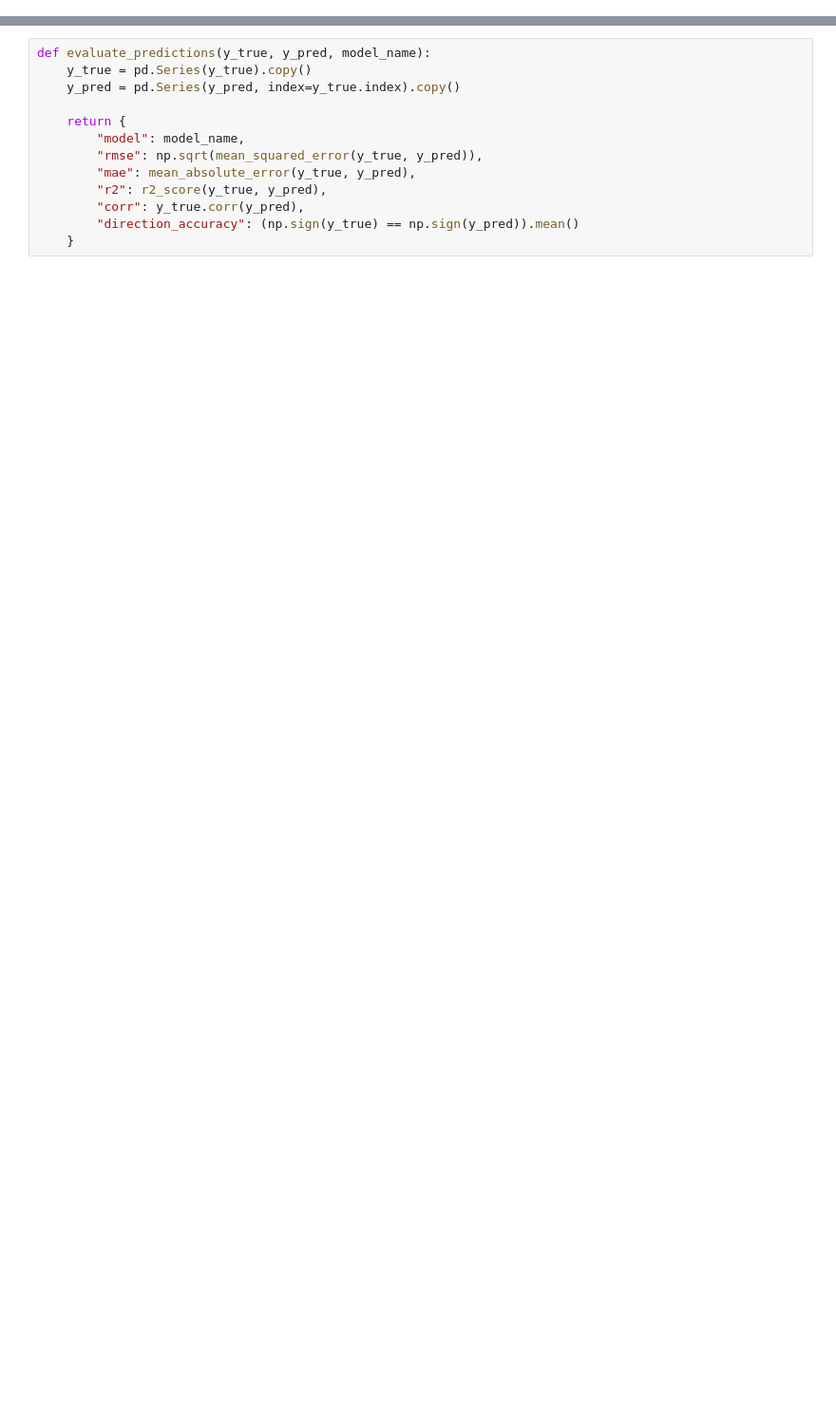
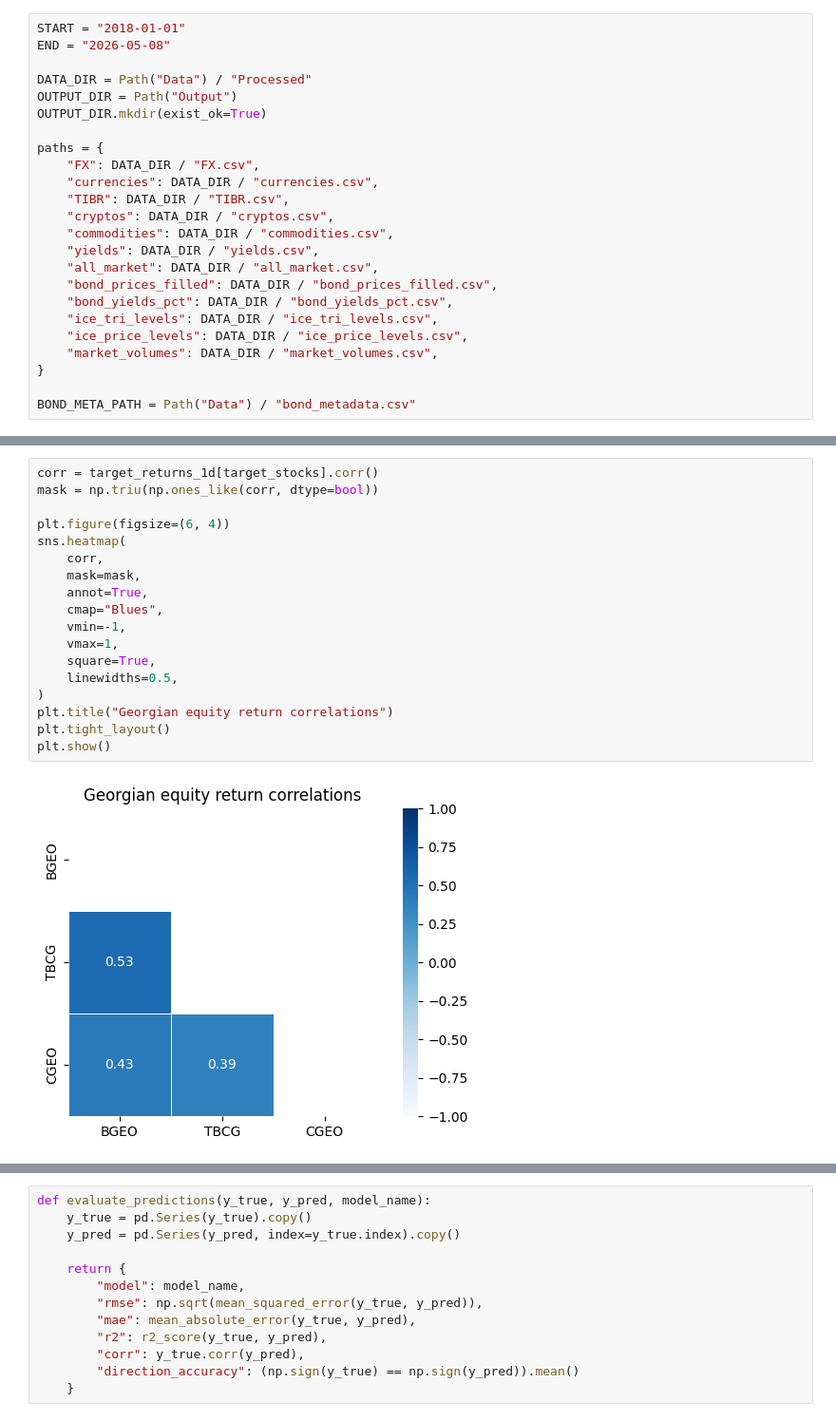
Before and after one commit to gmukhigulas1/Projects, a Jupyter notebook: Quant projects/Georgia Market Risk/Analytics.ipynb, the cells around one changed output, grey strips where cells are left out. Shown at 95% size. Drawn from its saved outputs; the diff is of its cells as text; blank space fills up the shorter version.

Commit message:
Clean Georgia market risk analytics notebook

```diff
--- a/Quant projects/Georgia Market Risk/Analytics.ipynb
+++ b/Quant projects/Georgia Market Risk/Analytics.ipynb
@@ -1252,0 +28,24 @@ plt.show()
+# %%
+START = "2018-01-01"
+END = "2026-05-08"
+
+DATA_DIR = Path("Data") / "Processed"
+OUTPUT_DIR = Path("Output")
+OUTPUT_DIR.mkdir(exist_ok=True)
+
+paths = {
+    "FX": DATA_DIR / "FX.csv",
+    "currencies": DATA_DIR / "currencies.csv",
+    "TIBR": DATA_DIR / "TIBR.csv",
+    "cryptos": DATA_DIR / "cryptos.csv",
+    "commodities": DATA_DIR / "commodities.csv",
+    "yields": DATA_DIR / "yields.csv",
+    "all_market": DATA_DIR / "all_market.csv",
+    "bond_prices_filled": DATA_DIR / "bond_prices_filled.csv",
+    "bond_yields_pct": DATA_DIR / "bond_yields_pct.csv",
+    "ice_tri_levels": DATA_DIR / "ice_tri_levels.csv",
+    "ice_price_levels": DATA_DIR / "ice_price_levels.csv",
+    "market_volumes": DATA_DIR / "market_volumes.csv",
+}
+
+BOND_META_PATH = Path("Data") / "bond_metadata.csv"
@@ -1252,0 +590,20 @@ plt.show()
+# %%
+corr = target_returns_1d[target_stocks].corr()
+mask = np.triu(np.ones_like(corr, dtype=bool))
+
+plt.figure(figsize=(6, 4))
+sns.heatmap(
+    corr,
+    mask=mask,
+    annot=True,
+    cmap="Blues",
+    vmin=-1,
+    vmax=1,
+    square=True,
+    linewidths=0.5,
+)
+plt.title("Georgian equity return correlations")
+plt.tight_layout()
+plt.show()
+# %% [output]
+[figure, added]
```
Also changed, not shown: parts of 125 cells of this notebook.
